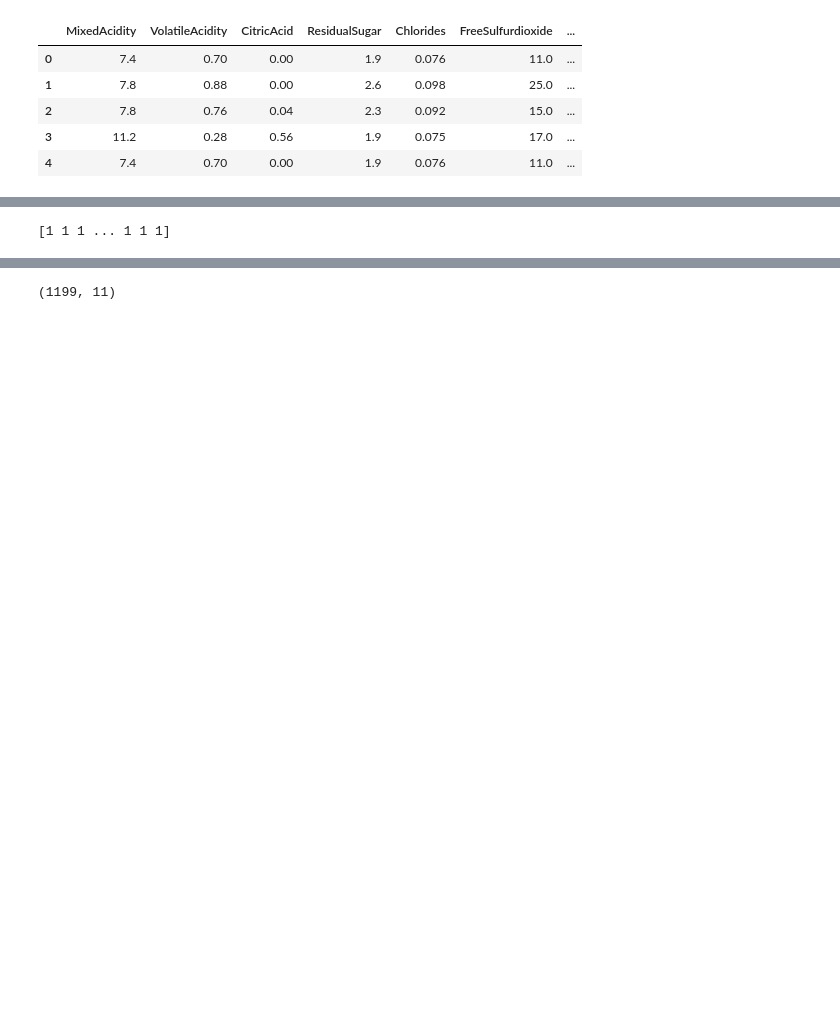
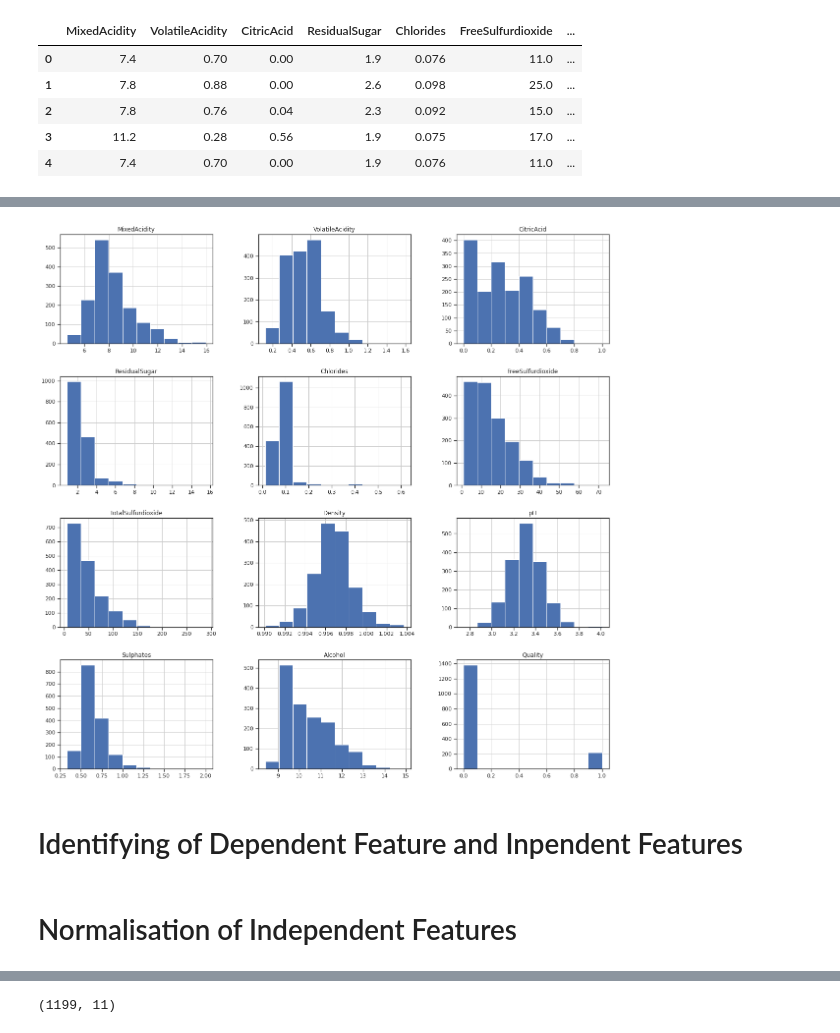
Before and after one commit to Bigfredoh/Machine-Learning, a Jupyter notebook: Wine_Quality.ipynb, the cells around one changed output, grey strips where cells are left out. Cells and saved outputs as stored; diff of their text form; code cells hidden in the pictures; blank space fills up the shorter version.

```diff
--- a/Wine_Quality.ipynb
+++ b/Wine_Quality.ipynb
@@ -128 +146,8 @@ dataplot = sns.heatmap(wine_df.corr(), cmap="YlGnBu", annot=True)
+# %%
+wine_df.hist(figsize=(20, 20))
+plt.show()
+# %% [output]
+[figure, added]
+# %% [markdown]
+# Identifying of Dependent Feature and Inpendent Features
 # %%
@@ -131,4 +156,2 @@ y= wine_df.iloc[:, -1].values
-# %%
-print(y)
-# %% [output]
-[1 1 1 ... 1 1 1]
+# %% [markdown]
+# Normalisation of Independent Features
```
Also changed, not shown: parts of 37 cells of this notebook.
